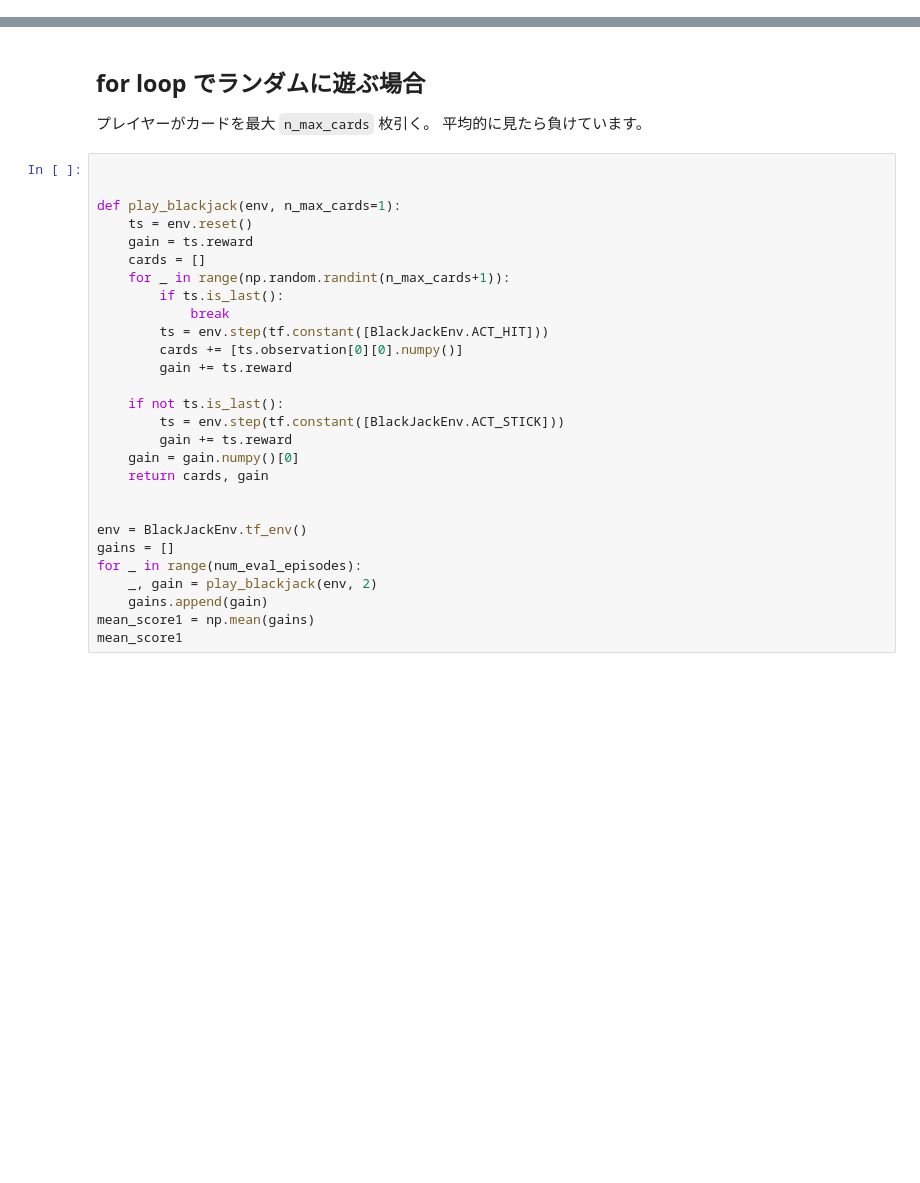
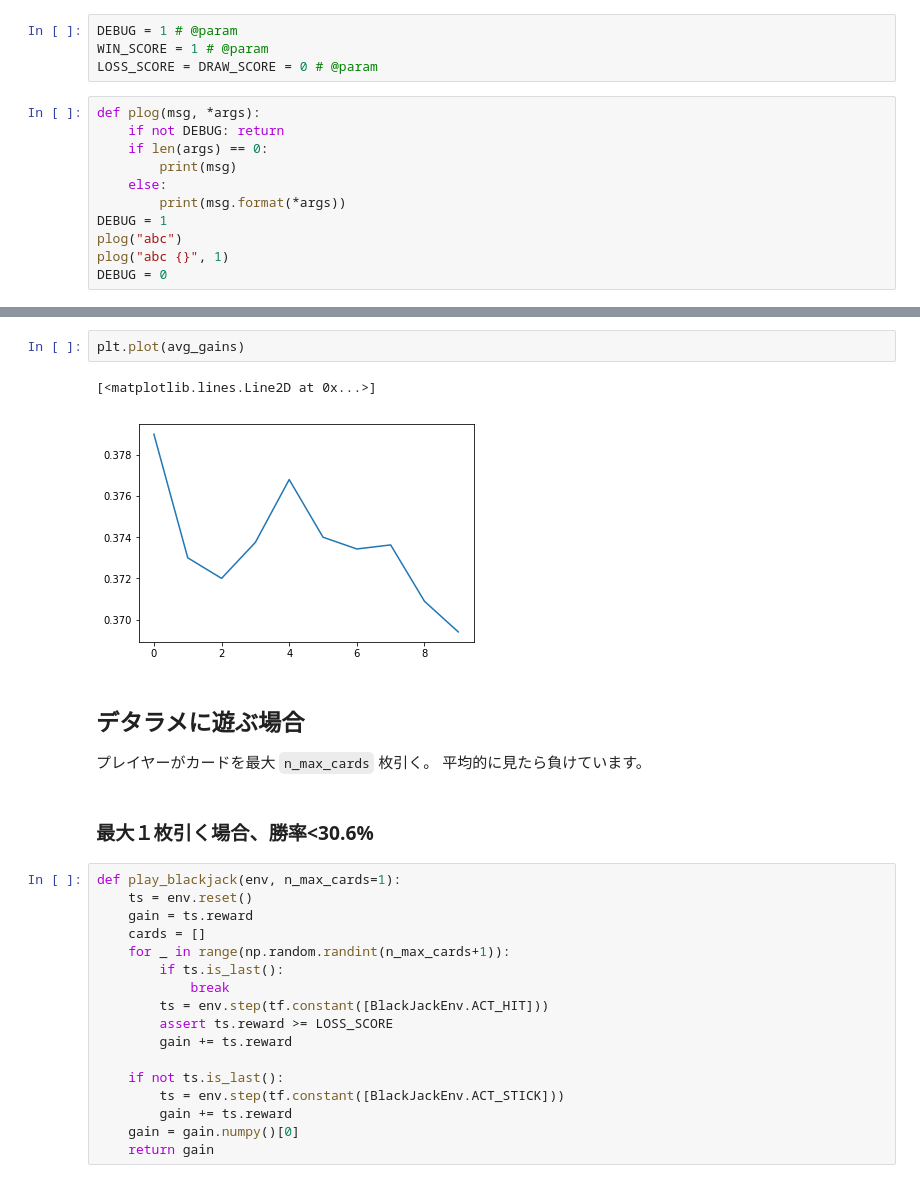
Before and after one commit to vochicong/ai-memo, a Jupyter notebook: notebook/tf_agent_blackjack.ipynb, the cells around one changed output, grey strips where cells are left out. Drawn from its saved outputs; the diff is of its cells as text; blank space fills up the shorter version.

```diff
--- a/notebook/tf_agent_blackjack.ipynb
+++ b/notebook/tf_agent_blackjack.ipynb
@@ -165,0 +71,15 @@ utils.validate_py_environment(BlackJackEnv())
+# %%
+DEBUG = 1 # @param
+WIN_SCORE = 1 # @param
+LOSS_SCORE = DRAW_SCORE = 0 # @param
+# %%
+def plog(msg, *args):
+    if not DEBUG: return
+    if len(args) == 0:
+        print(msg)
+    else:
+        print(msg.format(*args))
+DEBUG = 1
+plog("abc")
+plog("abc {}", 1)
+DEBUG = 0
@@ -166,11 +308,16 @@ utils.validate_py_environment(BlackJackEnv())
+# %%
+plt.plot(avg_gains)
+# %% [output]
+[<matplotlib.lines.Line2D at 0x...>]
+[figure, added]
 # %% [markdown]
- ## for loop でランダムに遊ぶ場合
+ ## デタラメに遊ぶ場合
 
  プレイヤーがカードを最大 `n_max_cards` 枚引く。
  平均的に見たら負けています。
+# %% [markdown]
+### 最大１枚引く場合、勝率<30.6%
 # %%
-
-
 def play_blackjack(env, n_max_cards=1):
     ts = env.reset()
     gain = ts.reward
@@ -179,20 +326,11 @@ def play_blackjack(env, n_max_cards=1):
         if ts.is_last():
             break
         ts = env.step(tf.constant([BlackJackEnv.ACT_HIT]))
-        cards += [ts.observation[0][0].numpy()]
+        assert ts.reward >= LOSS_SCORE
         gain += ts.reward
 
     if not ts.is_last():
         ts = env.step(tf.constant([BlackJackEnv.ACT_STICK]))
         gain += ts.reward
     gain = gain.numpy()[0]
-    return cards, gain
-
-
-env = BlackJackEnv.tf_env()
-gains = []
-for _ in range(num_eval_episodes):
-    _, gain = play_blackjack(env, 2)
-    gains.append(gain)
-mean_score1 = np.mean(gains)
-mean_score1
+    return gain
```
Also changed, not shown: parts of 25 cells of this notebook, 1 other file.
